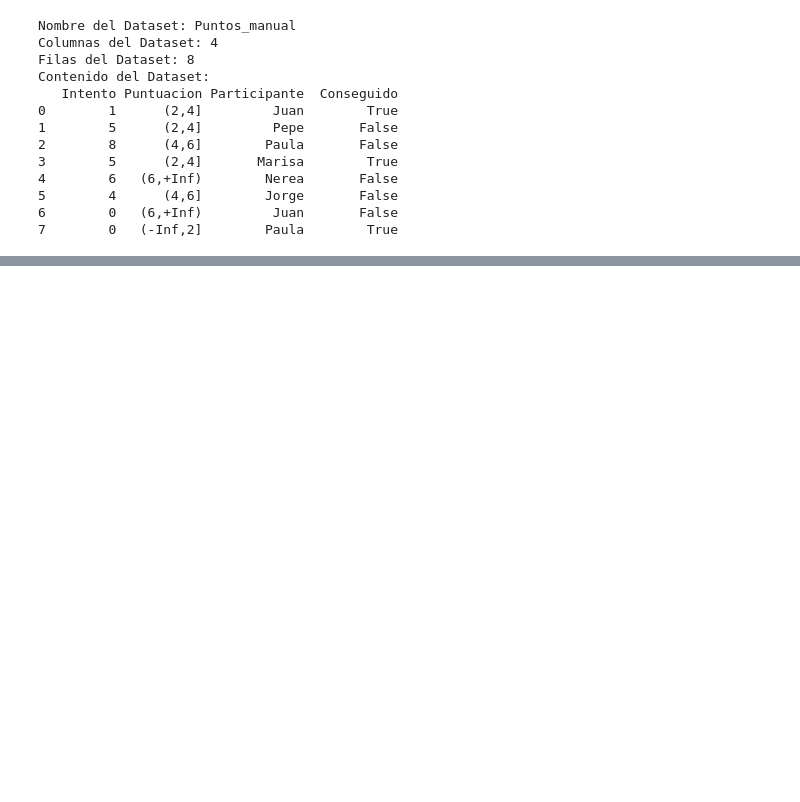
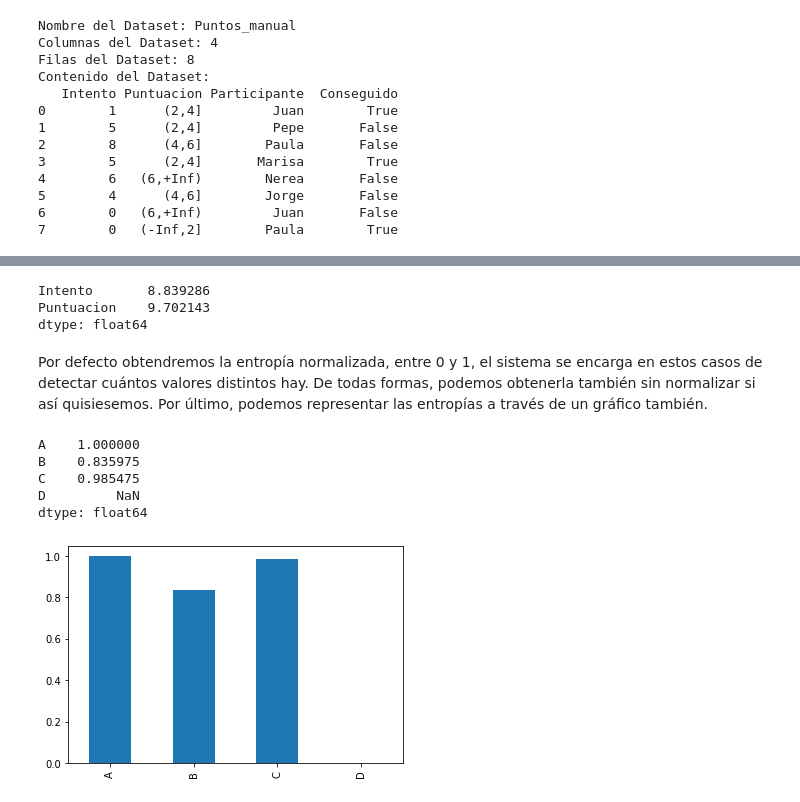
Before and after one commit to ErikAngulo/smepy, a Jupyter notebook: docs/Tutorial_smpey.ipynb, the cells around one changed output, grey strips where cells are left out. Cells and saved outputs as stored; diff of their text form; code cells hidden in the pictures; blank space fills up the shorter version.

```diff
--- a/docs/Tutorial_smpey.ipynb
+++ b/docs/Tutorial_smpey.ipynb
@@ -250,0 +260,25 @@ Contenido del Dataset:
+# %%
+st.varianzas(dsPuntos)
+# %% [output]
+Intento       8.839286
+Puntuacion    9.702143
+dtype: float64
+# %% [markdown]
+Por defecto obtendremos la entropía normalizada, entre 0 y 1, el sistema se encarga en estos casos de detectar cuántos valores distintos hay. De todas formas, podemos obtenerla también sin normalizar si así quisiesemos. Por último, podemos representar las entropías a través de un gráfico también.
+# %%
+dfEst= {
+    'A':[1,2,3,4,5,6,7,8,9,10],
+    'B':[10, 20, 10, 10, 10, 30, 70, 80, 10, 90],
+    'C':['Verde', 'Amarillo', 'Azul', 'Amarillo', 'Verde', 'Rojo', 'Rojo', 'Rojo', 'Verde', 'Azul'],
+    'D':[0]*10
+}
+dsEst = ds.Dataset(dfEst)
+# %%
+st.entropias(dsEst, normalizar=True, plot=True)
+# %% [output]
+A    1.000000
+B    0.835975
+C    0.985475
+D         NaN
+dtype: float64
+[figure, added]
```
Also changed, not shown: parts of 10 cells of this notebook, 3 other files.
